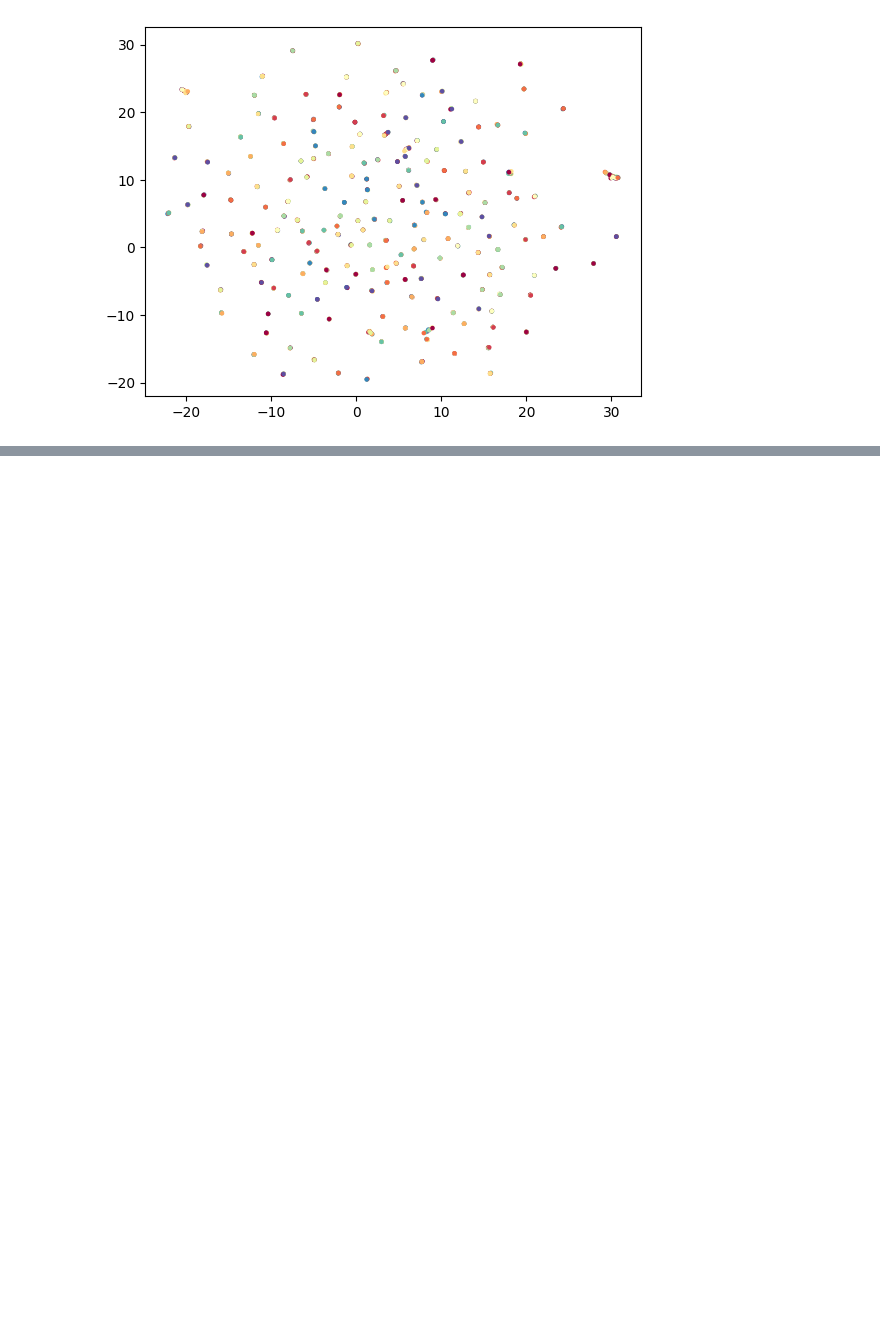
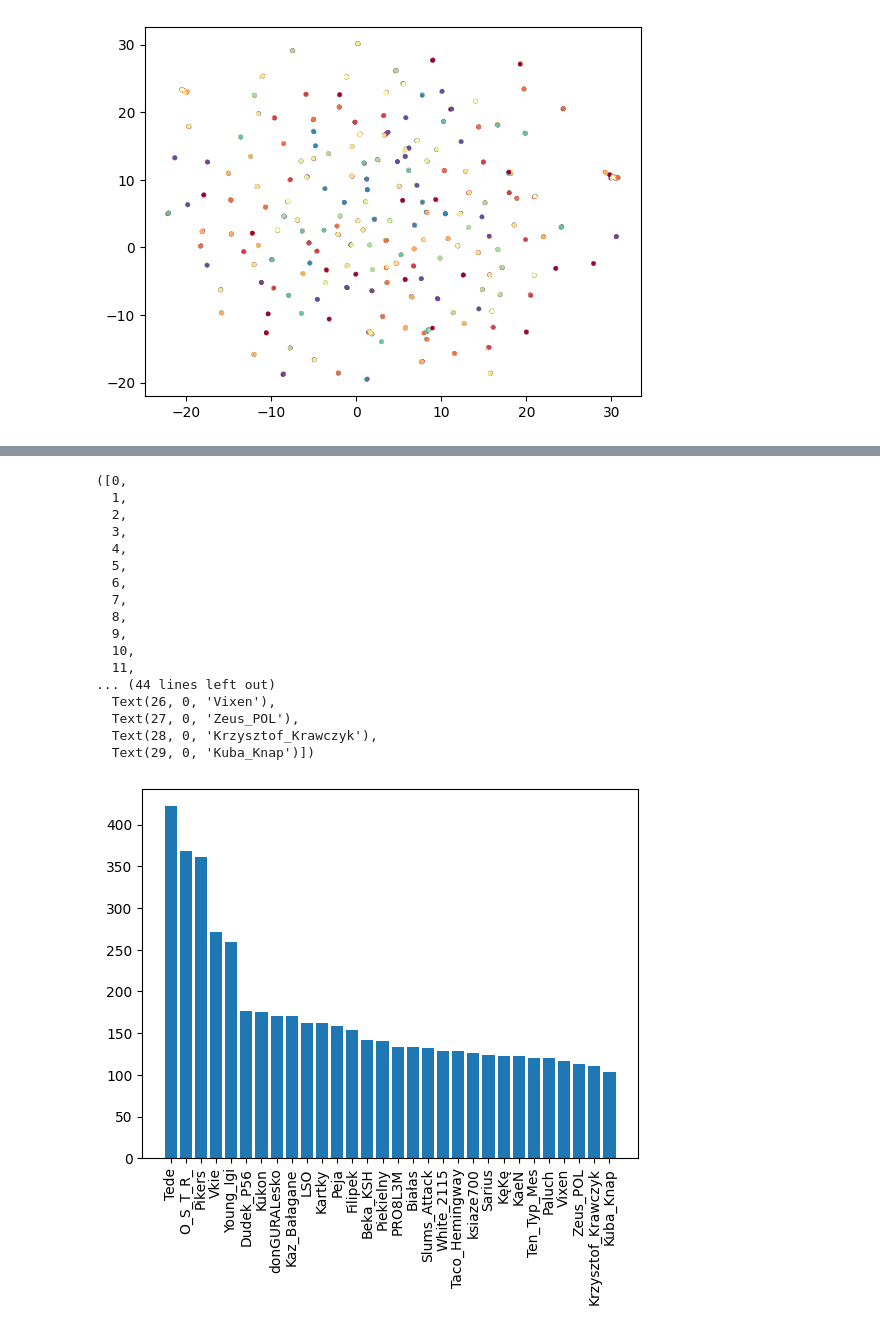
Before and after one commit to IndoIence/Music_Analysis, a Jupyter notebook: data_graphs.ipynb, the cells around one changed output, grey strips where cells are left out. Saved outputs shown, nothing was run; the diff lists cells and outputs as text; code cells hidden in the pictures; blank space fills up the shorter version.

```diff
--- a/data_graphs.ipynb
+++ b/data_graphs.ipynb
@@ -179,0 +210,24 @@ plt.scatter(train_embedding[:, 0], train_embedding[:, 1],c=[labels_to_int[y] for
+# %%
+songs_nr = [len(a.solo_songs) for a in top30]
+
+plt.bar([a.name_sanitized for a in top30], songs_nr)
+plt.xticks(rotation=90)
+# %% [output]
+([0,
+  1,
+  2,
+  3,
+  4,
+  5,
+  6,
+  7,
+  8,
+  9,
+  10,
+  11,
+... (44 lines left out)
+  Text(26, 0, 'Vixen'),
+  Text(27, 0, 'Zeus_POL'),
+  Text(28, 0, 'Krzysztof_Krawczyk'),
+  Text(29, 0, 'Kuba_Knap')])
+[figure, added]
```
Also changed, not shown: parts of 5 cells of this notebook, 10 other files.
